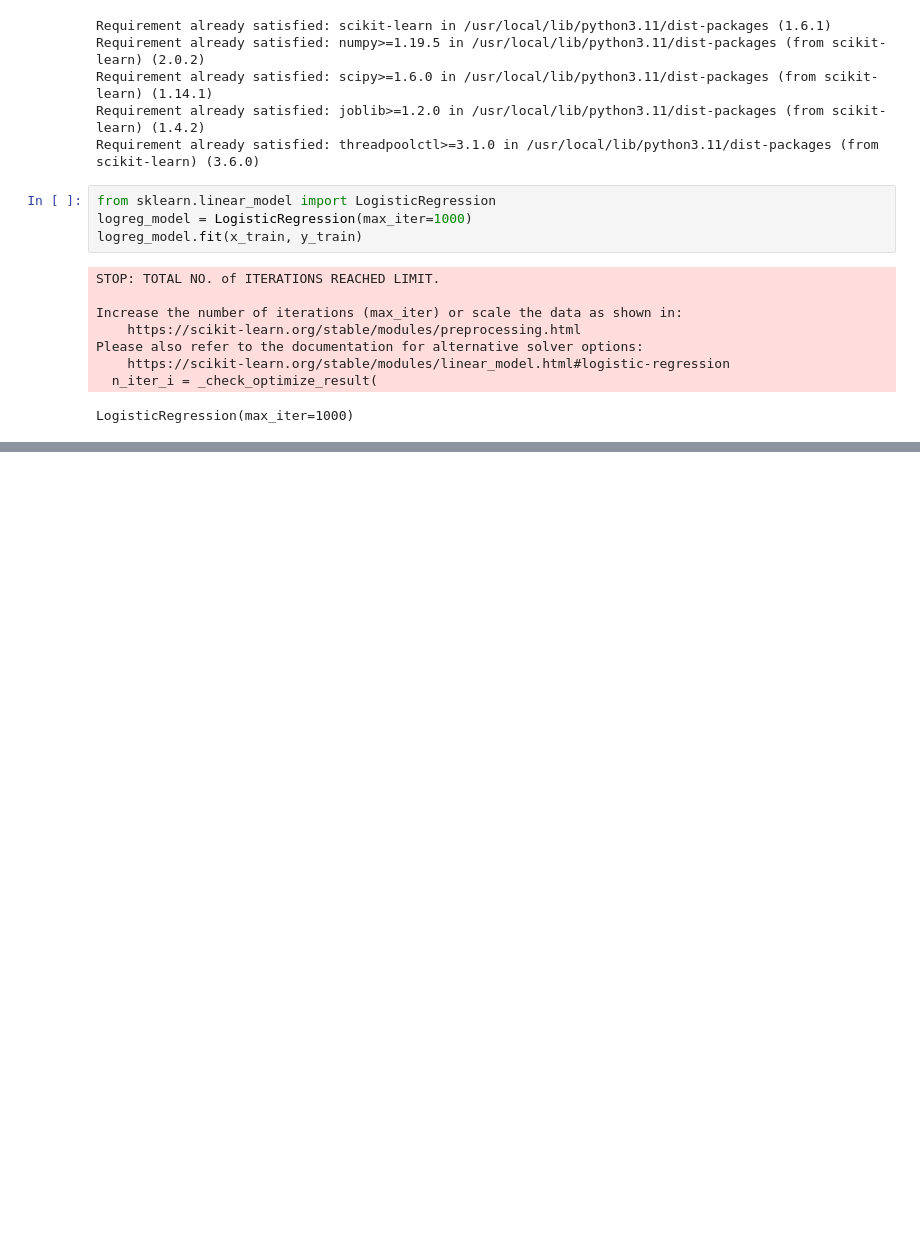
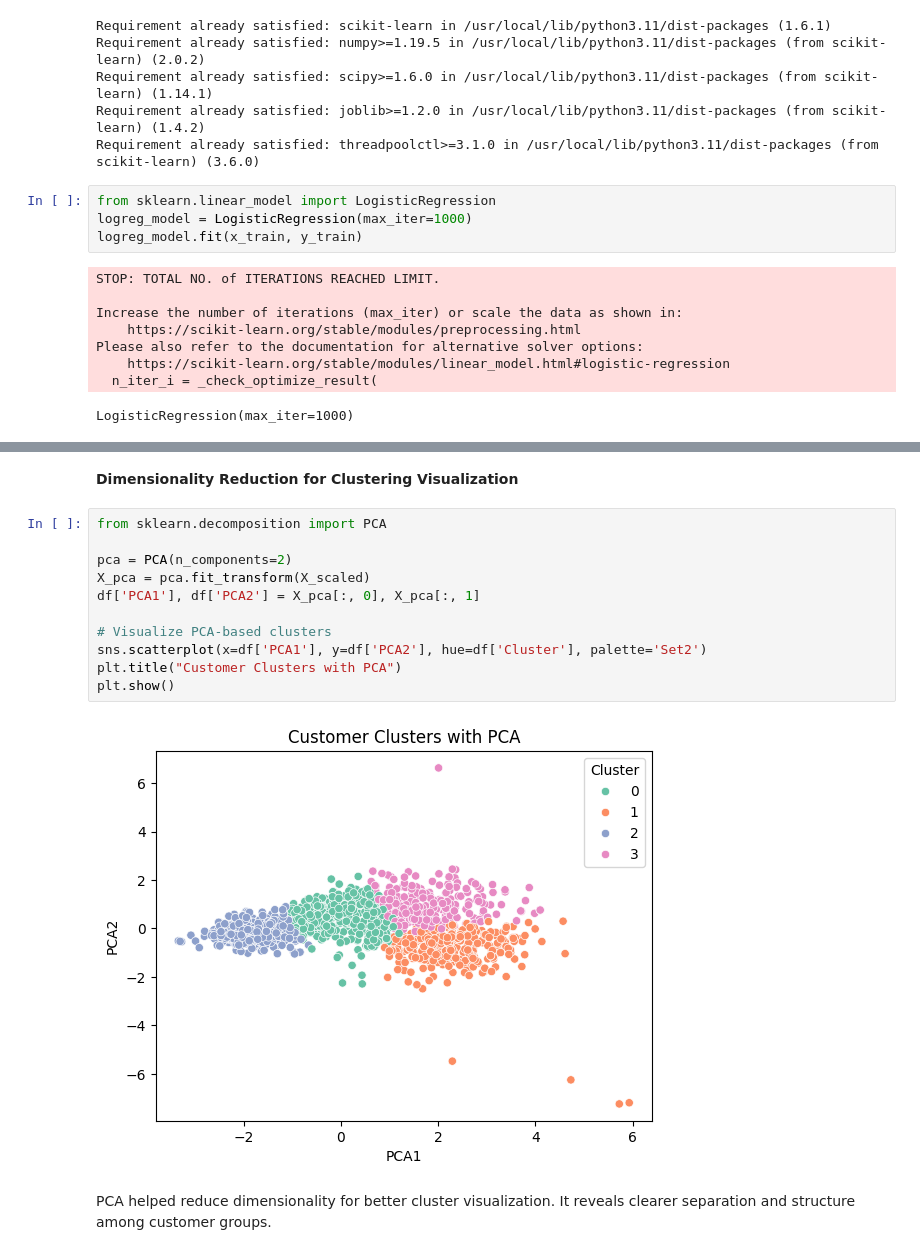
Before and after one commit to gowthamav007/sample-customer-analysis, a Jupyter notebook: Customer_Analysis.ipynb, the cells around one changed output, grey strips where cells are left out. Drawn from its saved outputs; the diff is of its cells as text; blank space fills up the shorter version.

```diff
--- a/Customer_Analysis.ipynb
+++ b/Customer_Analysis.ipynb
@@ -595,0 +603,17 @@ weighted avg       0.78      0.86      0.81       336
+# %% [markdown]
+**Dimensionality Reduction for Clustering Visualization**
+# %%
+from sklearn.decomposition import PCA
+
+pca = PCA(n_components=2)
+X_pca = pca.fit_transform(X_scaled)
+df['PCA1'], df['PCA2'] = X_pca[:, 0], X_pca[:, 1]
+
+# Visualize PCA-based clusters
+sns.scatterplot(x=df['PCA1'], y=df['PCA2'], hue=df['Cluster'], palette='Set2')
+plt.title("Customer Clusters with PCA")
+plt.show()
+# %% [output]
+[figure, added]
+# %% [markdown]
+ PCA helped reduce dimensionality for better cluster visualization. It reveals clearer separation and structure among customer groups.
```
Also changed, not shown: parts of 30 cells of this notebook.
